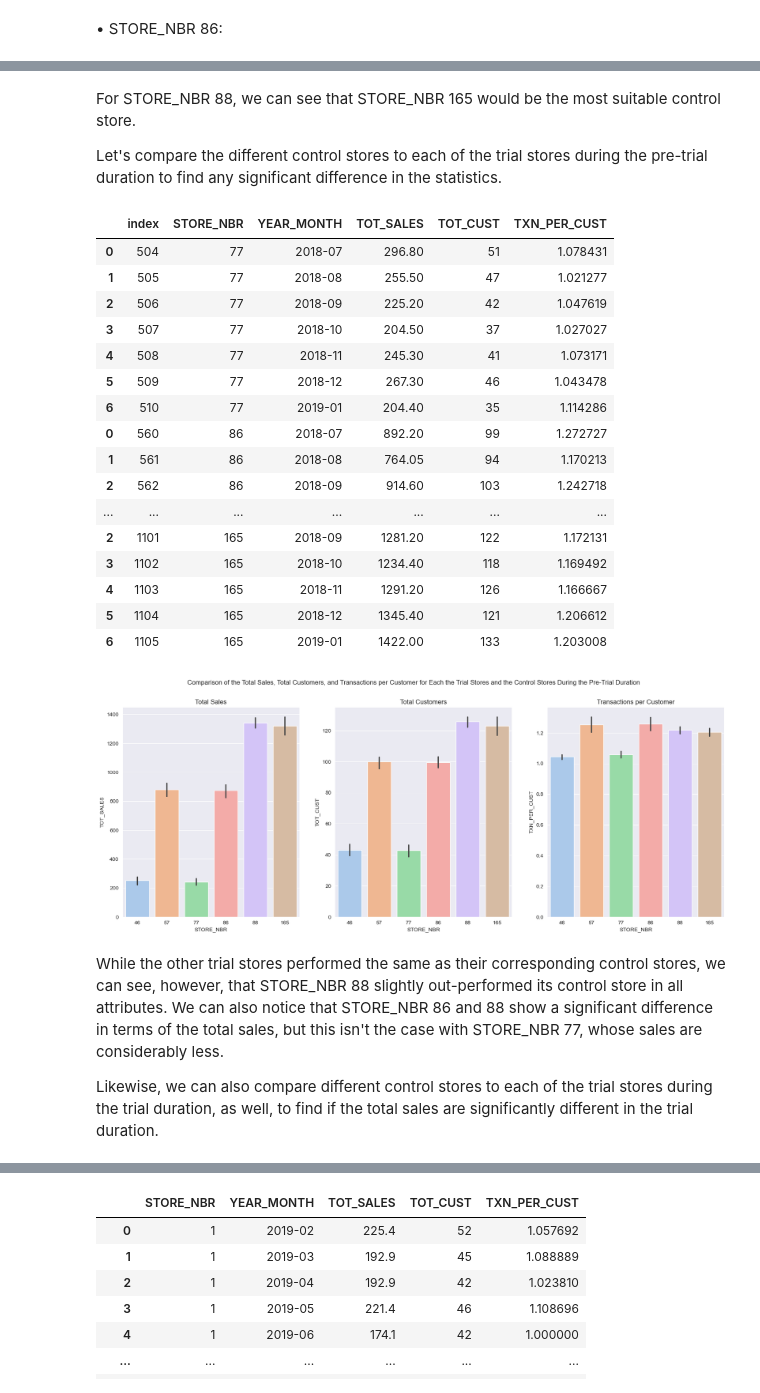
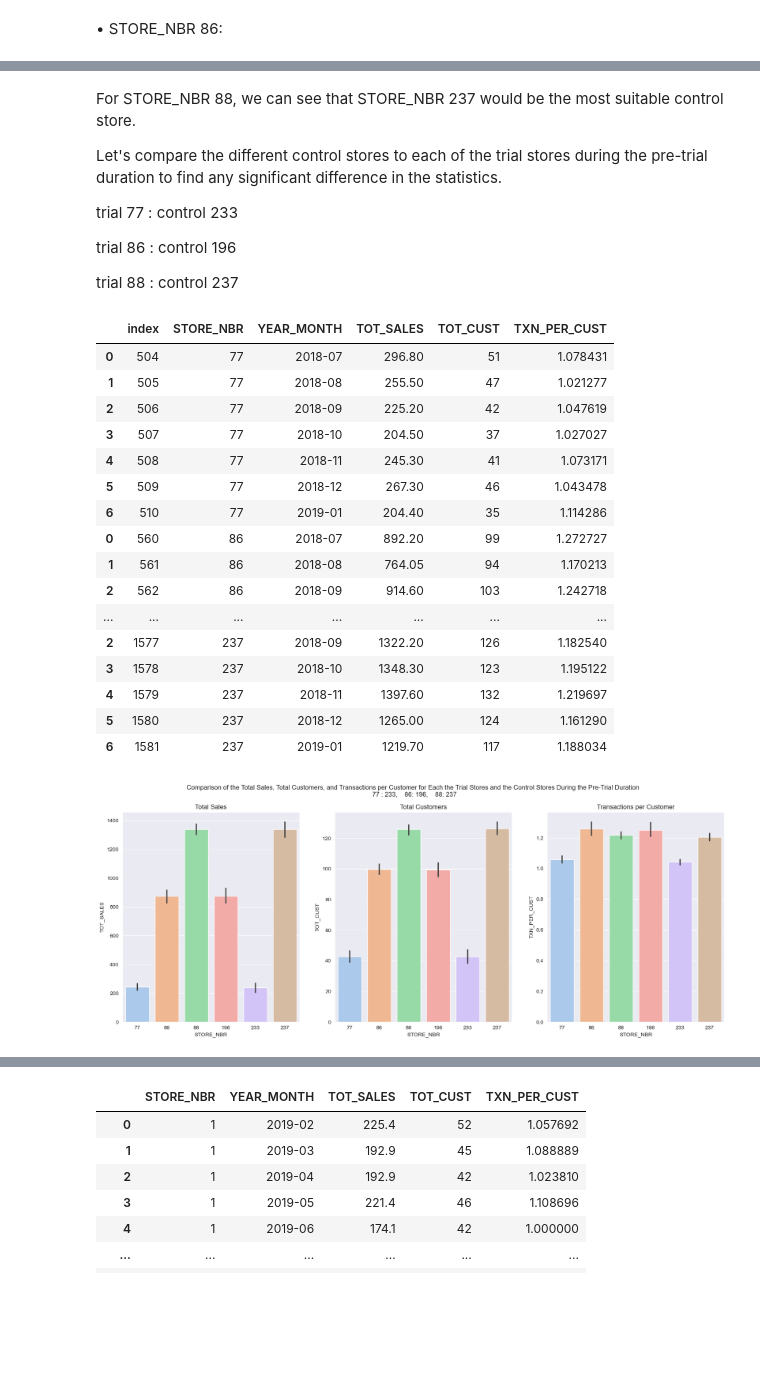
Before and after one commit to Harmandeep321/Quantium-internship, a Jupyter notebook: 02 task quantium.ipynb, the cells around one changed output, grey strips where cells are left out. Cells and saved outputs as stored; diff of their text form; code cells hidden in the pictures; blank space fills up the shorter version.

```diff
--- a/02 task quantium.ipynb
+++ b/02 task quantium.ipynb
@@ -379,7 +406,13 @@ difference.sort_values(by="DIFFERENCE", ascending=False)    #   Sorting the pand
 # %% [markdown]
-For STORE_NBR 88, we can see that STORE_NBR 165 would be the most suitable control store.
+For STORE_NBR 88, we can see that STORE_NBR 237 would be the most suitable control store.
 
 Let's compare the different control stores to each of the trial stores during the pre-trial duration to find any significant difference in the statistics.
+
+trial 77 : control 233
+
+trial 86 : control 196
+
+trial 88 : control 237
 # %%
 #   Extracting the pandas.DataFrames for each of the trial stores.
 
@@ -389,11 +422,12 @@ trial_stores_three=pre_trial_data.loc[pre_trial_data.STORE_NBR.isin([88])].reset
 # %%
 #   Extracting the pandas.DataFrames for each of the control stores.
 
-control_stores_one=pre_trial_data.loc[pre_trial_data.STORE_NBR.isin([46])].reset_index()
-control_stores_two=pre_trial_data.loc[pre_trial_data.STORE_NBR.isin([57])].reset_index()
-control_stores_three=pre_trial_data.loc[pre_trial_data.STORE_NBR.isin([165])].reset_index()
+control_stores_one=pre_trial_data.loc[pre_trial_data.STORE_NBR.isin([233])].reset_index()
+control_stores_two=pre_trial_data.loc[pre_trial_data.STORE_NBR.isin([196])].reset_index()
+control_stores_three=pre_trial_data.loc[pre_trial_data.STORE_NBR.isin([237])].reset_index()
 # %%
-stores=pd.concat([trial_stores_one, trial_stores_two, trial_stores_three, control_stores_one, control_stores_two, control_stores_three], axis=0)    #   Concatenating all the pandas.DataFrames into one.
+ #   Concatenating all the pandas.DataFrames into one.
+stores=pd.concat([trial_stores_one, trial_stores_two, trial_stores_three, control_stores_one, control_stores_two, control_stores_three], axis=0)
 stores
 # %% [output]
 |  | index | STORE_NBR | YEAR_MONTH | TOT_SALES | TOT_CUST | TXN_PER_CUST |
@@ -408,27 +442,23 @@ stores
 | 1 | 561 | 86 | 2018-08 | 764.05 | 94 | 1.170213 |
 | 2 | 562 | 86 | 2018-09 | 914.60 | 103 | 1.242718 |
 | ... | ... | ... | ... | ... | ... | ... |
-| 2 | 1101 | 165 | 2018-09 | 1281.20 | 122 | 1.172131 |
-| 3 | 1102 | 165 | 2018-10 | 1234.40 | 118 | 1.169492 |
-| 4 | 1103 | 165 | 2018-11 | 1291.20 | 126 | 1.166667 |
-| 5 | 1104 | 165 | 2018-12 | 1345.40 | 121 | 1.206612 |
-| 6 | 1105 | 165 | 2019-01 | 1422.00 | 133 | 1.203008 |
+| 2 | 1577 | 237 | 2018-09 | 1322.20 | 126 | 1.182540 |
+| 3 | 1578 | 237 | 2018-10 | 1348.30 | 123 | 1.195122 |
+| 4 | 1579 | 237 | 2018-11 | 1397.60 | 132 | 1.219697 |
+| 5 | 1580 | 237 | 2018-12 | 1265.00 | 124 | 1.161290 |
+| 6 | 1581 | 237 | 2019-01 | 1219.70 | 117 | 1.188034 |
 # %%
 #   Plotting the bar graphs for the total sales, total customers, and transactions per customer for each of the trial stores and the control stores.
 
 sns.set_style("darkgrid")
 figure, axis=plt.subplots(1, 3, figsize=(20, 7))
 sns.barplot(x="STORE_NBR", y="TOT_SALES", data=stores, ax=axis[0], palette="pastel")
 axis[0].set_title("Total Sales")
 sns.barplot(x="STORE_NBR", y="TOT_CUST", data=stores, ax=axis[1], palette="pastel")
 axis[1].set_title("Total Customers")
 sns.barplot(x="STORE_NBR", y="TXN_PER_CUST", data=stores, ax=axis[2], palette="pastel")
 axis[2].set_title("Transactions per Customer")
-figure.suptitle("Comparison of the Total Sales, Total Customers, and Transactions per Customer for Each the Trial Stores and the Control Stores During the Pre-Trial Duration")
+figure.suptitle("Comparison of the Total Sales, Total Customers, and Transactions per Customer for Each the Trial Stores and the Control Stores During the Pre-Trial Duration \n 77 : 233,    86: 196,    88: 237")
 plt.show()
 # %% [output]
-[figure, old version]
+[figure, new version]
-# %% [markdown]
-While the other trial stores performed the same as their corresponding control stores, we can see, however, that STORE_NBR 88 slightly out-performed its control store in all attributes. We can also notice that STORE_NBR 86 and 88 show a significant difference in terms of the total sales, but this isn't the case with STORE_NBR 77, whose sales are considerably less.
-
-Likewise, we can also compare different control stores to each of the trial stores during the trial duration, as well, to find if the total sales are significantly different in the trial duration.
```
Also changed, not shown: parts of 18 cells of this notebook.
